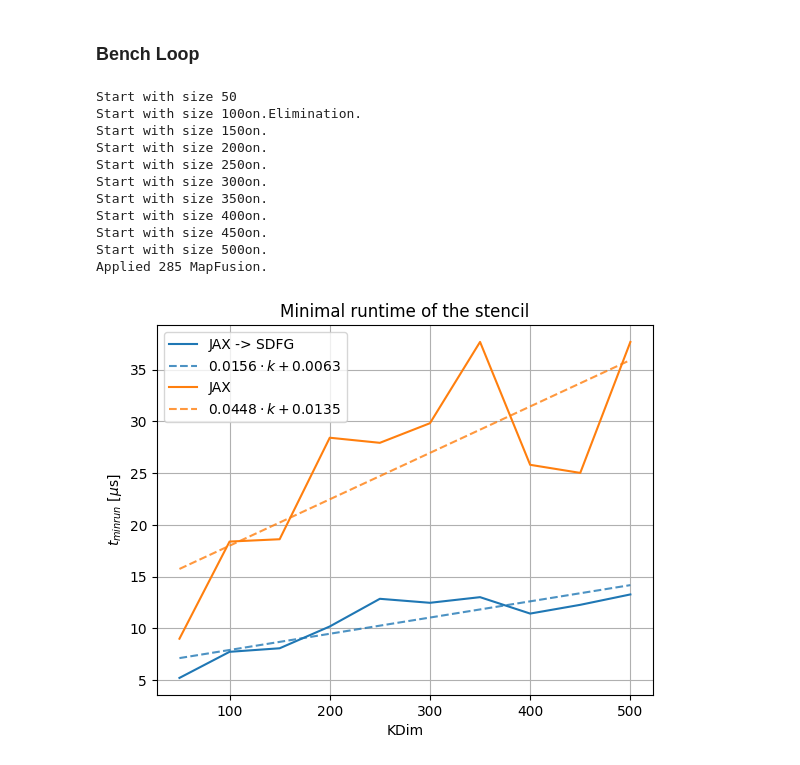
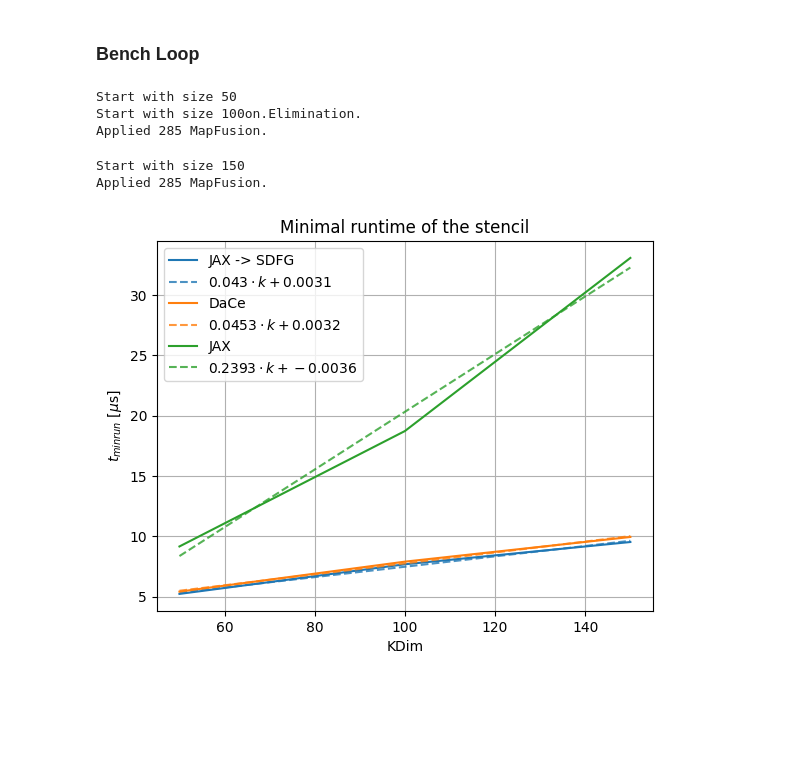
Before and after one commit to philip-paul-mueller/jax_to_dace, a Jupyter notebook: Equation_of_state.ipynb, the cells around one changed output. Saved outputs shown, nothing was run; the diff lists cells and outputs as text; code cells hidden in the pictures; blank space fills up the shorter version.

Commit message:
Now also comparisson with pure DaCe (Python frontend).

```diff
--- a/Equation_of_state.ipynb
+++ b/Equation_of_state.ipynb
@@ -48,9 +48,10 @@ _cpu_args = dace.config.Config.get("compiler", "cpu", "args").replace('-ffast-ma
 # %%
 xSizes = np.array([5 * i  for i in range(1, 10)])
 ySizes = xSizes.copy()
-gSizes = np.array([50 * i  for i in range(1, 11)])
+gSizes = np.array([50 * i  for i in range(1, 4)])
 
 resTime_sdfg = []
+resTime_pf   = []
 resTime_jax  = []
 
 for gSize in gSizes:
@@ -58,15 +59,19 @@ for gSize in gSizes:
     # Generate the input that we use
     INP = generate_inputs(gSize)
 
+    # Generate the SDFG that is based on the Python frontend
+    CallPFSDFG = dace.program(auto_optimize=True, recreate_sdfg=True)(gsw_dHdT_NP)
+
     # Generate the SDFG we will use to call
     with jax.disable_jit(disable=True):
         JaxprCall = jax.make_jaxpr(CALL)(*INP)
+        CallSDFG = t(JaxprCall, simplify=True, auto_opt=5, ret_by_arg=True)
     #
-    CallSDFG = t(JaxprCall, simplify=True, auto_opt=5, ret_by_arg=True)
     with dace.config.temporary_config():
         dace.config.Config.set("compiler", "build_type", value=_build_type)
         dace.config.Config.set("compiler", "cpu", "args", value=_cpu_args)
         CallDaCe = CallSDFG.compile()
+        CallPF   = CallPFSDFG.compile(*INP, simplify=True)
     #
 
     # Now generate the Jax Call
@@ -77,6 +82,8 @@ for gSize in gSizes:
     _ = CallJax(*INP).block_until_ready()
     _ = CallDaCe(*INP, _out)
     _ = CallDaCe._fast_call(*CallDaCe._lastargs)
+    _ = CallPF(*INP)
+    _ = CallPF._fast_call(*CallPF._lastargs)
 
     # Run JAX
     t_ = timeit.Timer(lambda: CallJax(*INP).block_until_ready() )
@@ -84,6 +91,12 @@ for gSize in gSizes:
     resTime_jax.append(r)
 
 
+    # Run Python Frontend
+    t_ = timeit.Timer(lambda: CallPF._fast_call(*CallPF._lastargs))
+    r = np.array(t_.repeat(repeat, number))
+    resTime_pf.append(r)
+
+
     # Run SDFG
     t_ = timeit.Timer(lambda: CallDaCe._fast_call(*CallDaCe._lastargs))
     r = np.array(t_.repeat(repeat, number))
@@ -92,53 +105,51 @@ for gSize in gSizes:
 # %% [output]
 Start with size 50
 Start with size 100on.Elimination.
-Start with size 150on.
-Start with size 200on.
-Start with size 250on.
-Start with size 300on.
-Start with size 350on.
-Start with size 400on.
-Start with size 450on.
-Start with size 500on.
 Applied 285 MapFusion.
+Start with size 150
+Applied 285 MapFusion.
 # %%
 resTime_sdfg_min = np.array([r.min()  for r in resTime_sdfg])
 resTime_jax_min = np.array([r.min()  for r in resTime_jax])
+resTime_pf_min = np.array([r.min()  for r in resTime_pf])
 
 resTime_sdfg_mean = np.array([r.mean()  for r in resTime_sdfg])
 resTime_jax_mean = np.array([r.mean()  for r in resTime_jax])
+resTime_pf_mean = np.array([r.mean()  for r in resTime_pf])
 
 resTime_sdfg_std = np.array([r.std()  for r in resTime_sdfg])
 resTime_jax_std = np.array([r.std()  for r in resTime_jax])
+resTime_pf_std = np.array([r.std()  for r in resTime_pf])
 # %%
 import matplotlib as mpl
 from matplotlib import pyplot as plt
 # %%
 X = np.vstack([gSizes, np.ones_like(gSizes)]).T
 
 for ID, Time in {'JAX -> SDFG':  resTime_sdfg_min,
+                 'DaCe':         resTime_pf_min,
                  'JAX':          resTime_jax_min, }.items():
     plt.plot(gSizes, Time * 1000000 / number, label=ID)
     col = plt.gca().lines[-1].get_color()
     a, b = np.linalg.lstsq(X, Time / number, rcond=None)[0]
 
     Times_ = a * np.array(gSizes) + b
     plt.plot(
         gSizes, Times_ * 1000000,
         c=col, linestyle='--', alpha=0.8,
         label=f'${int(a * (1e6*1e4))/1e4} \\cdot k + {int(b * (1e3*1e4))/1e4}$',
     )
 #
 
 
 plt.legend()
 plt.xlabel('KDim')
 plt.ylabel('$t_{min run}$ [$\\mu$s]')
 plt.grid(visible=True)
 #plt.yscale('log')
 
 plt.title("Minimal runtime of the stencil")
 
 plt.show()
 # %% [output]
-[figure, old version]
+[figure, new version]
```
Also changed, not shown: parts of 1 cell of this notebook.
